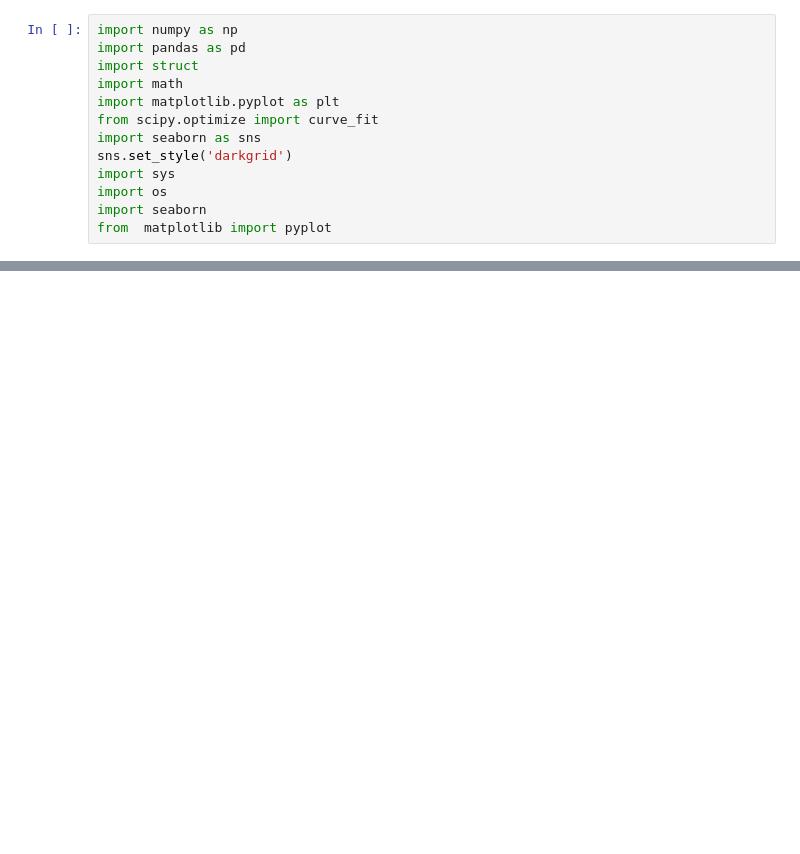
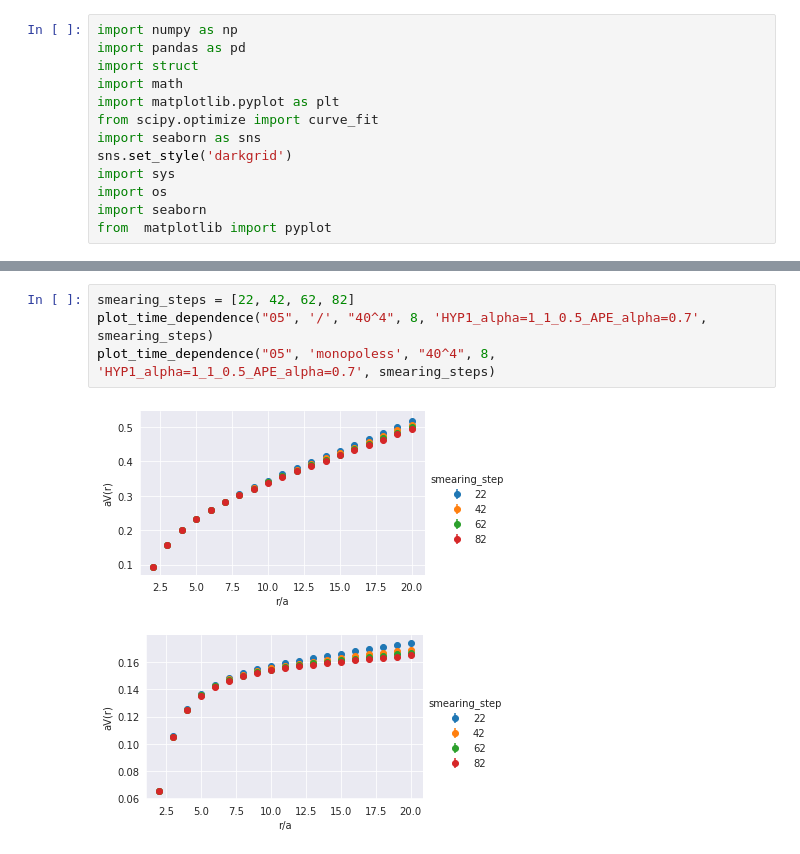
Before and after one commit to ilyakudrov/smearing_test, a Jupyter notebook: code/python_jupyter/smearing_dependence_potential.ipynb, the cells around one changed output, grey strips where cells are left out. Drawn from its saved outputs; the diff is of its cells as text; blank space fills up the shorter version.

```diff
--- a/code/python_jupyter/smearing_dependence_potential.ipynb
+++ b/code/python_jupyter/smearing_dependence_potential.ipynb
@@ -55,0 +43,7 @@ plot_time_dependence("00", 'monopoless', "32^4", 10)
+# %%
+smearing_steps = [22, 42, 62, 82]
+plot_time_dependence("05", '/', "40^4", 8, 'HYP1_alpha=1_1_0.5_APE_alpha=0.7', smearing_steps)
+plot_time_dependence("05", 'monopoless', "40^4", 8, 'HYP1_alpha=1_1_0.5_APE_alpha=0.7', smearing_steps)
+# %% [output]
+[figure, added]
+[figure, added]
```
Also changed, not shown: parts of 8 cells of this notebook, 1 other file.
